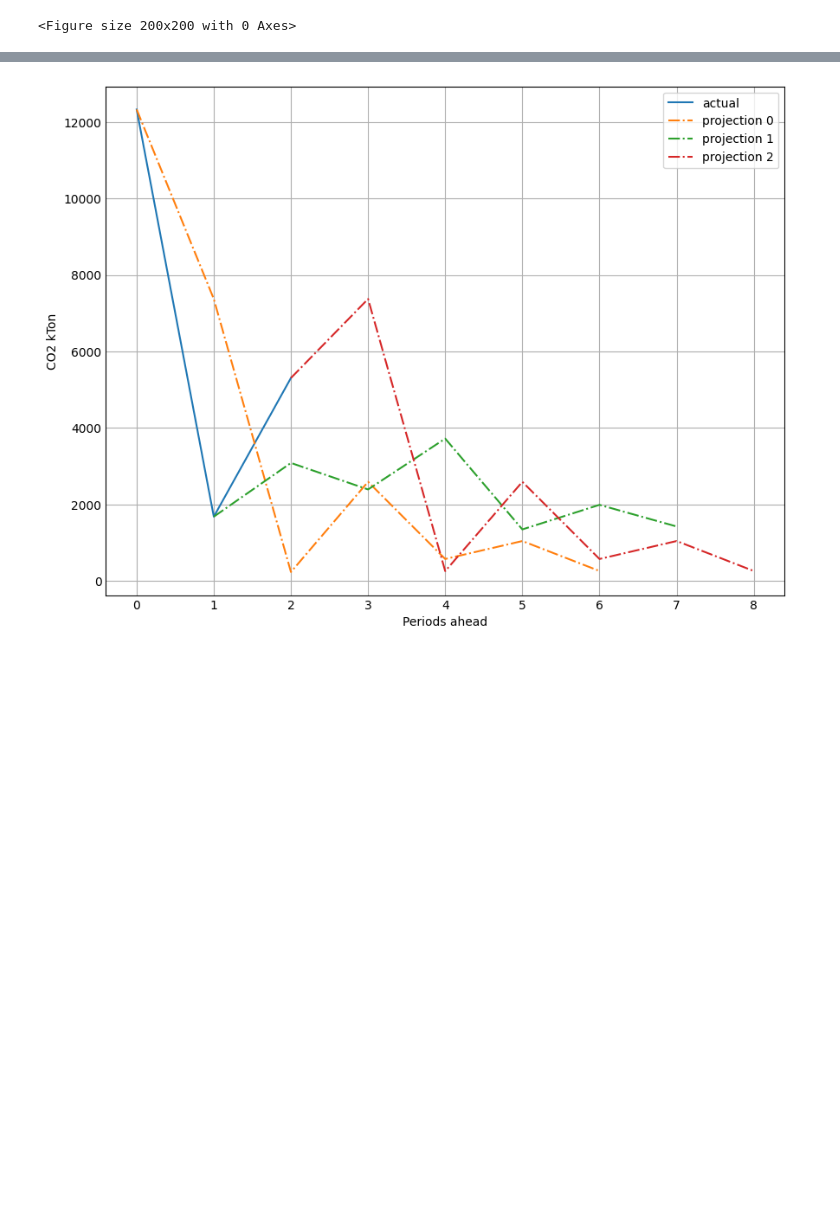
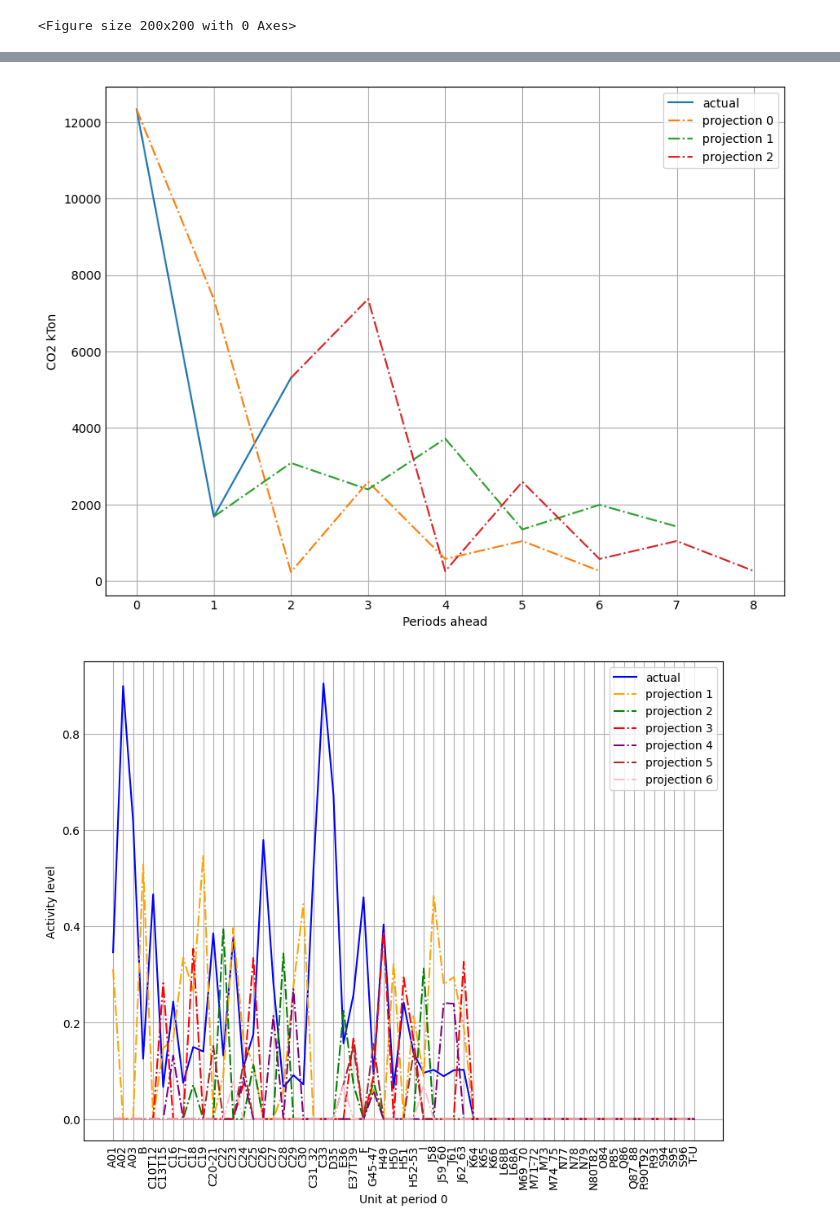
Before and after one commit to lokehagberg/rhp, a Jupyter notebook: simulations for viewing/Sweden/2016 monthly rescale test 2.ipynb, the cells around one changed output, grey strips where cells are left out. Drawn from its saved outputs; the diff is of its cells as text; code cells hidden in the pictures; blank space fills up the shorter version.

Commit message:
Added Todos and activity level graphs

```diff
--- a/simulations for viewing/Sweden/2016 monthly rescale test 2.ipynb
+++ b/simulations for viewing/Sweden/2016 monthly rescale test 2.ipynb
@@ -130,6 +130,11 @@ optimization_target_output = plan_outcome[5]
 
 # All functional changes compared to the debugging simulation follows below
 
+# TODO check if the export case in the debugging simulation is wrong in its plotting because of
+#   not considering the correct size of the export augmented io-matrix
+#   (note: I thought about this while being tired, double-check)
+# TODO fix a projection graph for the trade balance
+
 splitting_size_row = deepcopy(planning_horizon+1)
 splitting_size_column = deepcopy(planning_horizon+1)
 
@@ -146,7 +151,7 @@ actual_worked_hours = []
 projected_worked_hours = []
 for i in range(time_steps):
     projected_worked_hours.append([])
-    x = np.array_split(result_list[i], splitting_size_column)
+    x = deepcopy(np.array_split(result_list[i], splitting_size_column))
     for j in range(planning_horizon+1):
         if (j == 0):
             actual_worked_hours.append((np.matmul(worked_hours.reshape([1,-1]), x[j]).item(0)))
@@ -157,11 +162,14 @@ actual_co2_emissions = []
 projected_co2_emissions = []
 for i in range(time_steps):
     projected_co2_emissions.append([])
-    x = np.array_split(result_list[i], splitting_size_column)
+    x = deepcopy(np.array_split(result_list[i], splitting_size_column))
     for j in range(planning_horizon+1):
         if (j == 0):
             actual_co2_emissions.append((np.matmul(co2, x[j]).item(0)))
         projected_co2_emissions[i].append((np.matmul(co2, x[j]).item(0)))
+
+
+#Plotting
 
 plt.figure(1)
 # Plot configurations
@@ -169,30 +177,49 @@ plt.style.use('_mpl-gallery')
 plt.figure(figsize=(8, 6)) #Width and height scale config
 plt.plot(range(len(actual_worked_hours)), actual_worked_hours, label='actual')
 for i in range(len(projected_worked_hours)):
     plt.plot(range(i, planning_horizon+1+i), projected_worked_hours[i],'-.', label='projection ' + str(i))
 plt.legend(loc="upper right")
 plt.xlabel("Periods ahead")
 plt.ylabel("Worked hours 10K")
 
 plt.figure(2)
 # Plot configurations
 plt.style.use('_mpl-gallery')
 plt.figure(figsize=(8, 6)) #Width and height scale config
 plt.plot(range(len(actual_co2_emissions)), actual_co2_emissions, label='actual')
 for i in range(len(projected_co2_emissions)):
     plt.plot(range(i, planning_horizon+1+i), projected_co2_emissions[i],'-.', label='projection ' + str(i))
 plt.legend(loc="upper right")
 plt.xlabel("Periods ahead")
 plt.ylabel("CO2 kTon")
 
+for i in range(len(result_list)):
+    plt.figure(3+i)
+    # Plot configurations
+    plt.style.use('_mpl-gallery')
+    plt.figure(figsize=(8, 6)) #Width and height scale config
+    x_ticks = np.arange(0, len(sector_with_all_outputs_input), 1)
+    x_tick_labels = sector_with_all_outputs_input[::1]
+    plt.xticks(x_ticks, x_tick_labels, rotation=90)
+    for j in range(planning_horizon+1):
+        x = deepcopy(np.array_split(result_list[i], splitting_size_column))
+        if j == 0:
+            plt.plot(range(x[j].shape[0]), x[j], label='actual', color=colors[j])
+        else:
+            plt.plot(range(x[j].shape[0]), x[j], '-.', label='projection ' + str(j), color=colors[j])
+    plt.legend(loc="upper right")
+    plt.xlabel("Unit at period " + str(i))
+    plt.ylabel("Activity level")
+
 plt.show()
 # %% [output]
 True
 0
 True
 0
 True
 0
 <Figure size 200x200 with 0 Axes>
 [figure]
 [figure]
+[figure, added]
```
Also changed, not shown: parts of 1 cell of this notebook.
